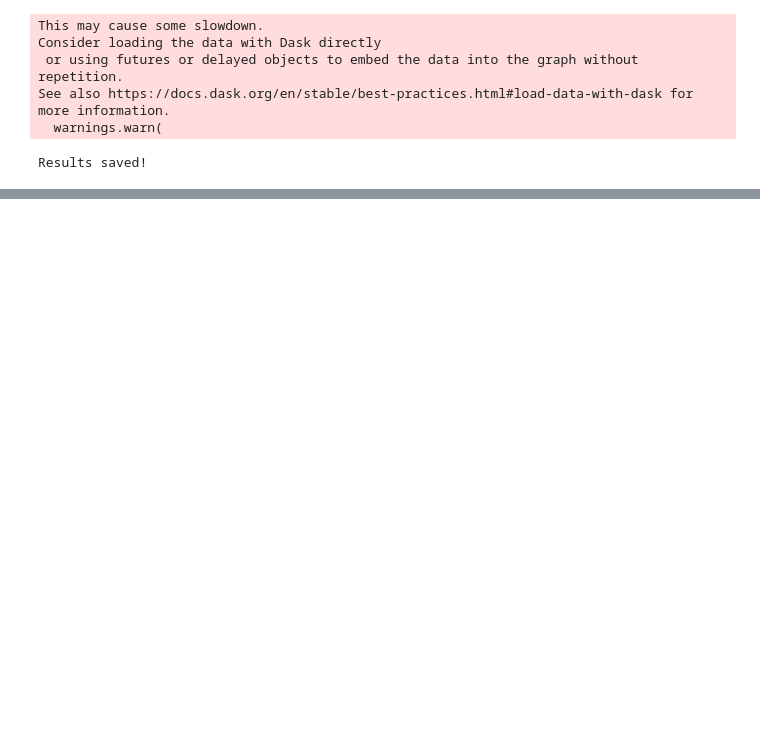
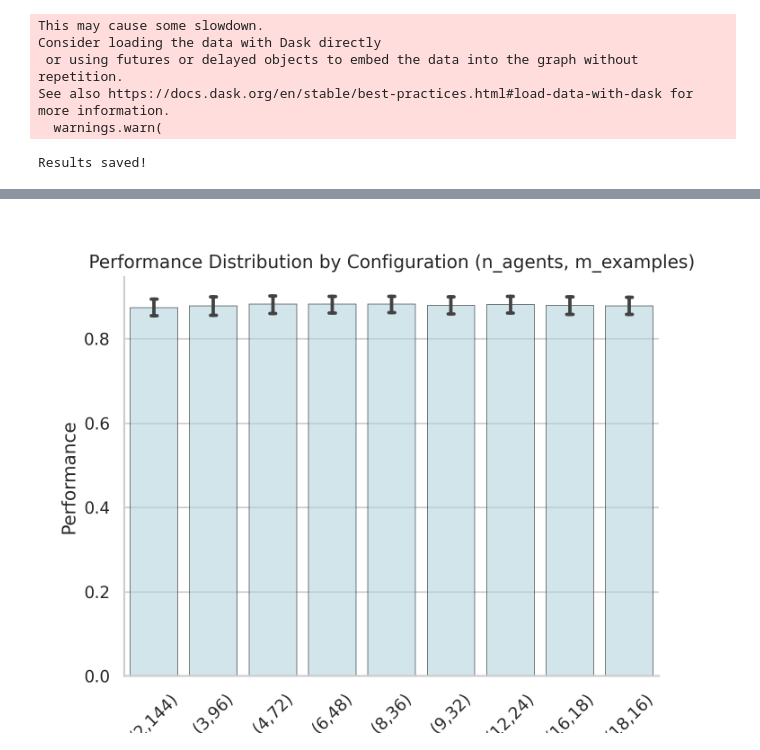
Before and after one commit to jrudoler/cis7000-multi-agent, a Jupyter notebook: main.ipynb, the cells around one changed output, grey strips where cells are left out. Drawn from its saved outputs; the diff is of its cells as text; code cells hidden in the pictures; blank space fills up the shorter version.

```diff
--- a/main.ipynb
+++ b/main.ipynb
@@ -258,0 +306,51 @@ fig = plot_performance(pivot_df, interpolate=True, granularity=200)
+# %%
+import seaborn as sns
+import matplotlib.pyplot as plt
+
+plt.rcParams["pdf.fonttype"] = 42
+plt.clf()
+
+temp = 0.1
+results_df = pd.read_csv(f"data/same_sample_different_configurations_temp_{temp}.csv")
+
+# Assuming results_df has columns: 'n_agents', 'm_examples', 'result_majority', 'result_mean'
+# You can choose either 'result_majority' or 'result_mean' as the performance metric
+
+# Create a new column to represent the (n_agents, m_examples) pair as a string
+results_df["config"] = results_df.apply(lambda row: f"({row['n_agents']},{row['m_examples']})", axis=1)
+
+# Plot the boxplot
+sns.set_theme(rc={"figure.figsize": (8, 6)}, style="whitegrid")  # figure size, make background transparent
+ax = sns.barplot(
+    data=results_df,
+    x="config",
+    y="result_majority",  # Change 'result_majority' to 'result_mean' if needed
+    # make width of the bars smaller
+    width=0.8,
+    # color of the bars
+    color="lightblue",
+    # make the bars transparent
+    alpha=0.6,
+    errorbar=("ci", 95),
+    # needs to be tighter
+    capsize=0.1,
+    # make the bars thinner
+    linewidth=0.5,
+    # make the bars thicker
+    edgecolor="black",
+)
+
+# Add labels and title
+ax.set_xlabel("Configuration (n_agents, m_examples)")
+ax.set_ylabel("Performance")
+ax.set_title("Performance Distribution by Configuration (n_agents, m_examples)")
+ax.set_xticklabels(ax.get_xticklabels(), rotation=45, ha="center")
+
+sns.despine()
+
+plt.savefig("figures/barplot_configurations.pdf", bbox_inches="tight")
+
+# Show the plot
+plt.show()
+# %% [output]
+[figure, added]
```
Also changed, not shown: parts of 11 cells of this notebook, 13 other files.
